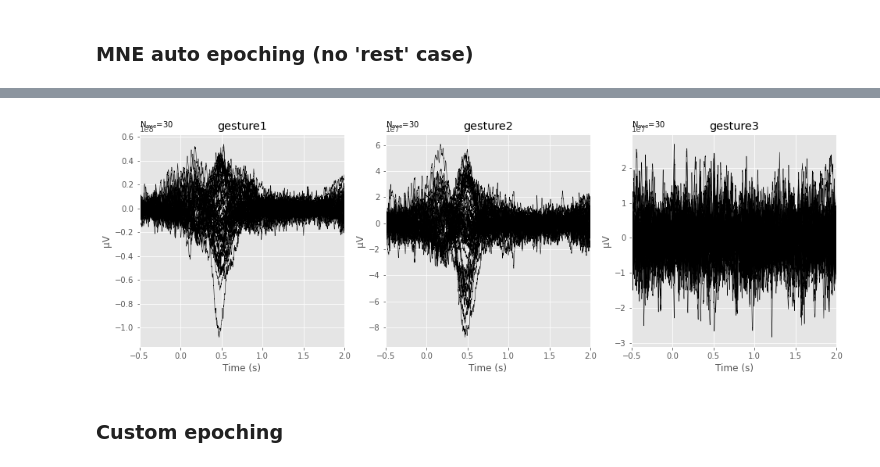
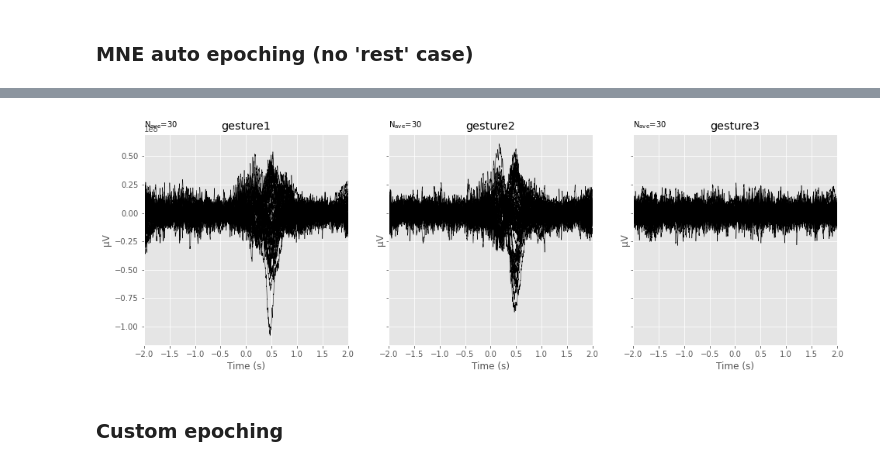
Before and after one commit to MKegler/ECoG_hack, a Jupyter notebook: PythonScreatchbook.ipynb, the cells around one changed output, grey strips where cells are left out. Cells and saved outputs as stored; diff of their text form; code cells hidden in the pictures.

Commit message:
Added i/o, preprocessing and linear decoder.

```diff
--- a/PythonScreatchbook.ipynb
+++ b/PythonScreatchbook.ipynb
@@ -49,7 +62,12 @@ Effective window size : 1.707 (s)
 # %% [markdown]
 ### MNE auto epoching (no 'rest' case)
 # %%
+raw = load_data()
+raw = preprocess(raw)
+
+raw.plot_psd(average=True)
+
 events = mne.find_events(raw, stim_channel='gesture')
 events_id = {'gesture1': 1, 'gesture2': 2, 'gesture3': 3}
-epochs = mne.Epochs(raw, events, events_id, tmin=-0.5, tmax=2, baseline=None)
+epochs = mne.Epochs(raw, events, events_id, tmin=-2., tmax=2., baseline=None)
 # %% [output]
@@ -63,11 +99,11 @@ No baseline correction applied
 # %%
-f, ax = plt.subplots(1,3,sharex=True, figsize=(16,5))
+f, ax = plt.subplots(1,3,sharex=True, sharey=True, figsize=(16,5))
 
 for a, k in zip(ax, events_id.keys()):
     epochs[k].average().plot(axes=a,show=False)
     a.set_title(k)
 # %% [output]
-[figure, old version]
+[figure, new version]
 # %% [markdown]
 ### Custom epoching
 # %%
```
Also changed, not shown: parts of 11 cells of this notebook.
